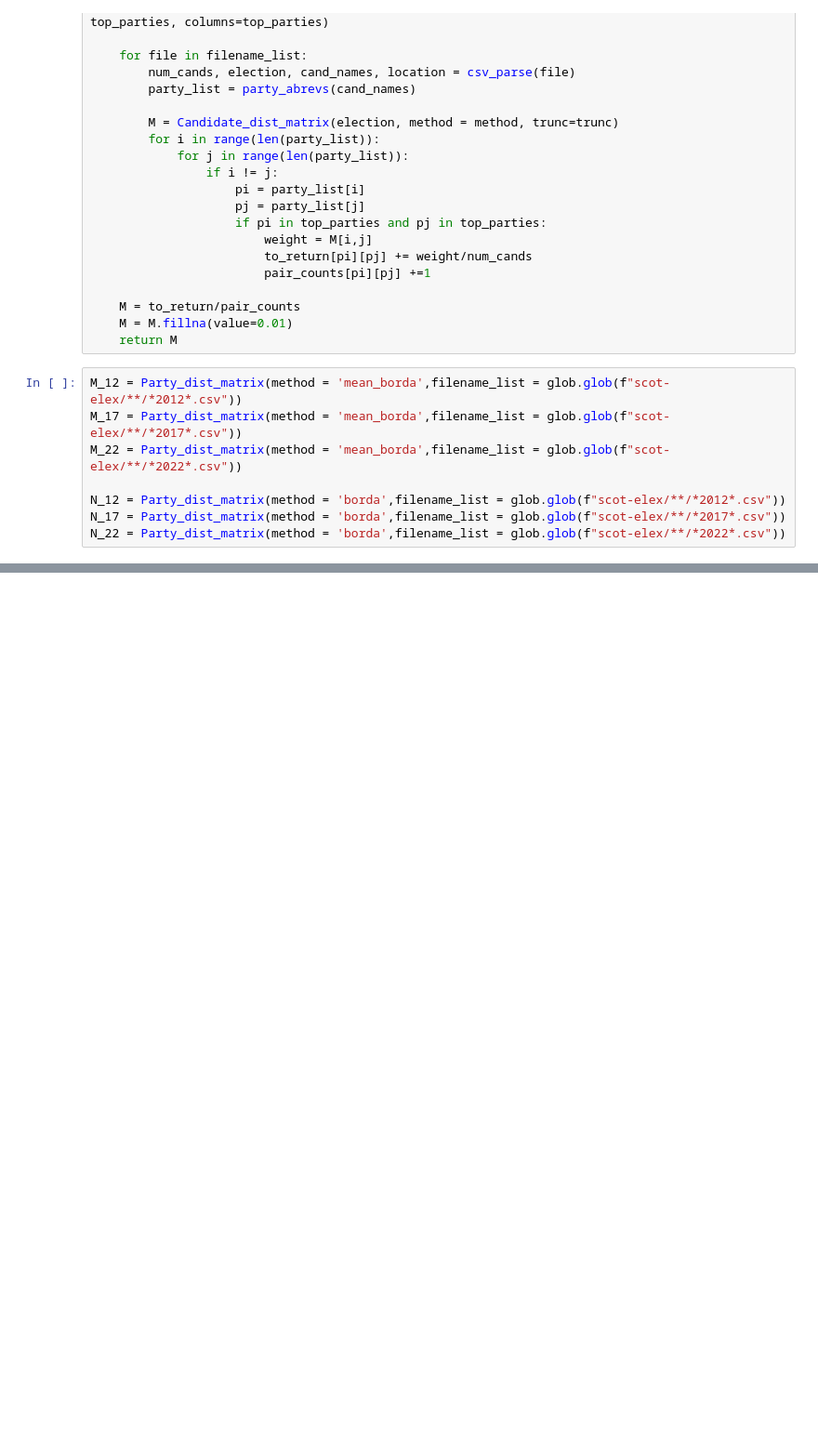
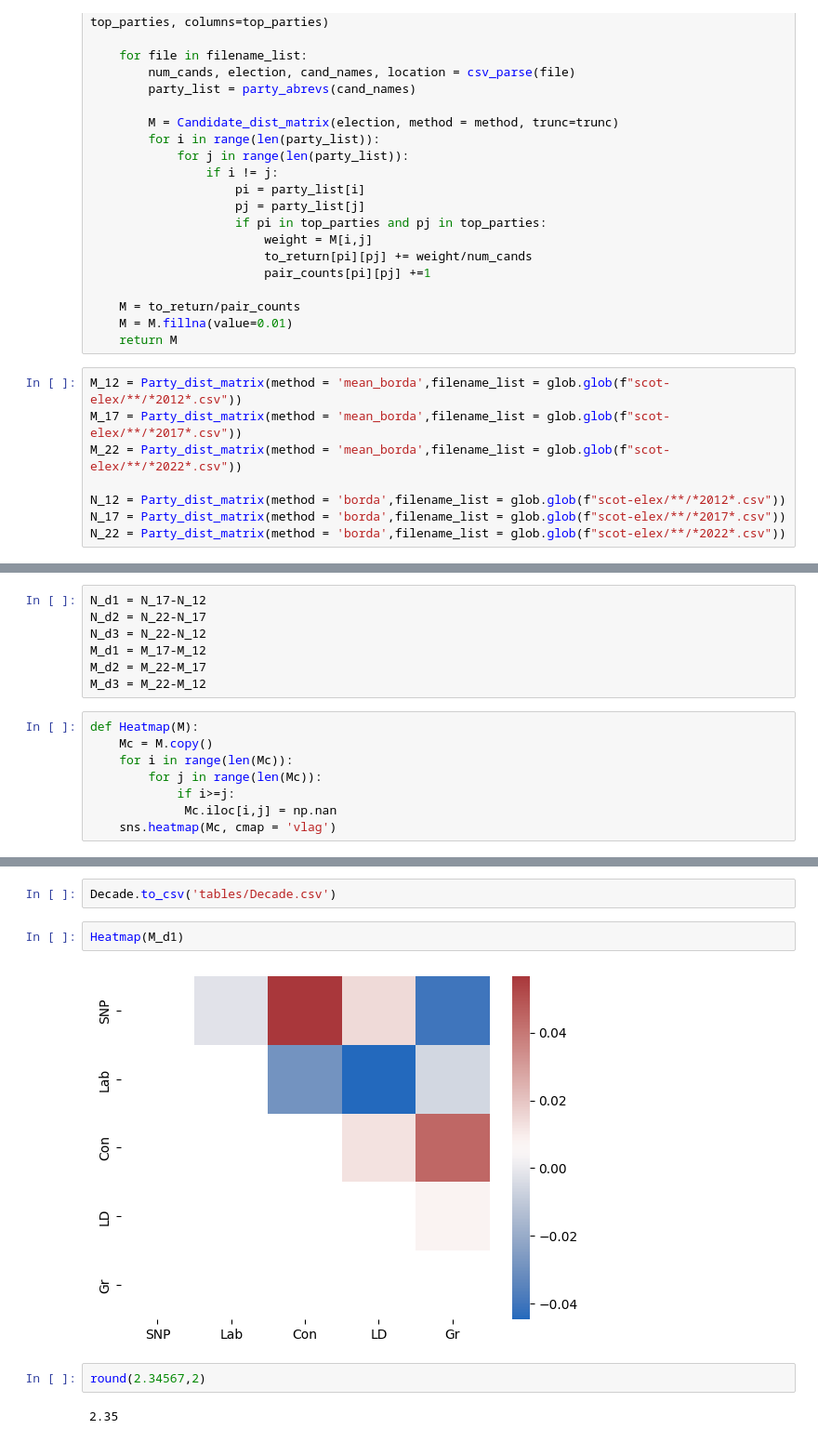
Before and after one commit to mggg/ballot-clustering, a Jupyter notebook: MDS_plots.ipynb, the cells around one changed output, grey strips where cells are left out. Shown: that part at 93% size. Drawn from its saved outputs; the diff is of its cells as text; blank space fills up the shorter version.

Commit message:
added table for party distances

```diff
--- a/MDS_plots.ipynb
+++ b/MDS_plots.ipynb
@@ -227,0 +194,15 @@ plots/Parties_mean_borda_trial2.jpg
+# %%
+N_d1 = N_17-N_12
+N_d2 = N_22-N_17
+N_d3 = N_22-N_12
+M_d1 = M_17-M_12
+M_d2 = M_22-M_17
+M_d3 = M_22-M_12
+# %%
+def Heatmap(M):
+    Mc = M.copy()
+    for i in range(len(Mc)):
+        for j in range(len(Mc)):
+            if i>=j:
+             Mc.iloc[i,j] = np.nan
+    sns.heatmap(Mc, cmap = 'vlag')
@@ -227,0 +232,10 @@ plots/Parties_mean_borda_trial2.jpg
+# %%
+Decade.to_csv('tables/Decade.csv')
+# %%
+Heatmap(M_d1)
+# %% [output]
+[figure, added]
+# %%
+round(2.34567,2)
+# %% [output]
+2.35
```
Also changed, not shown: parts of 7 cells of this notebook, 1 other file.
